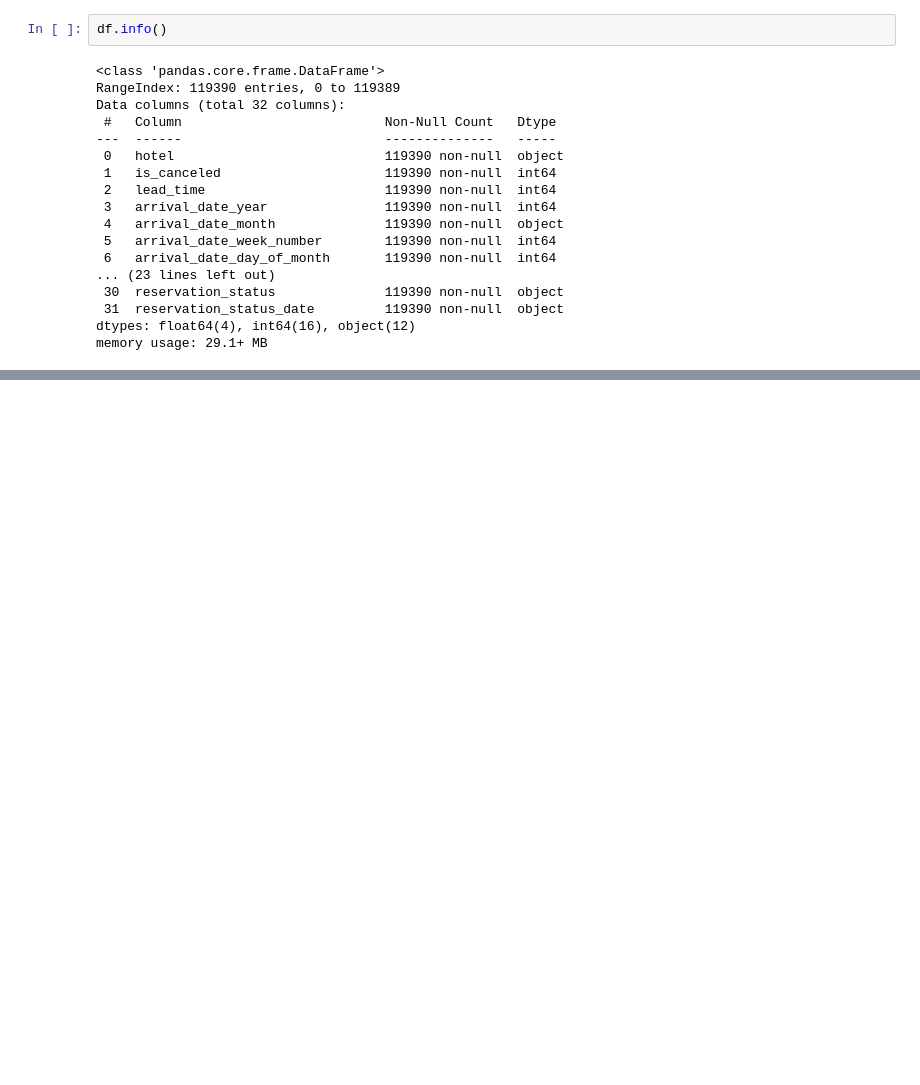
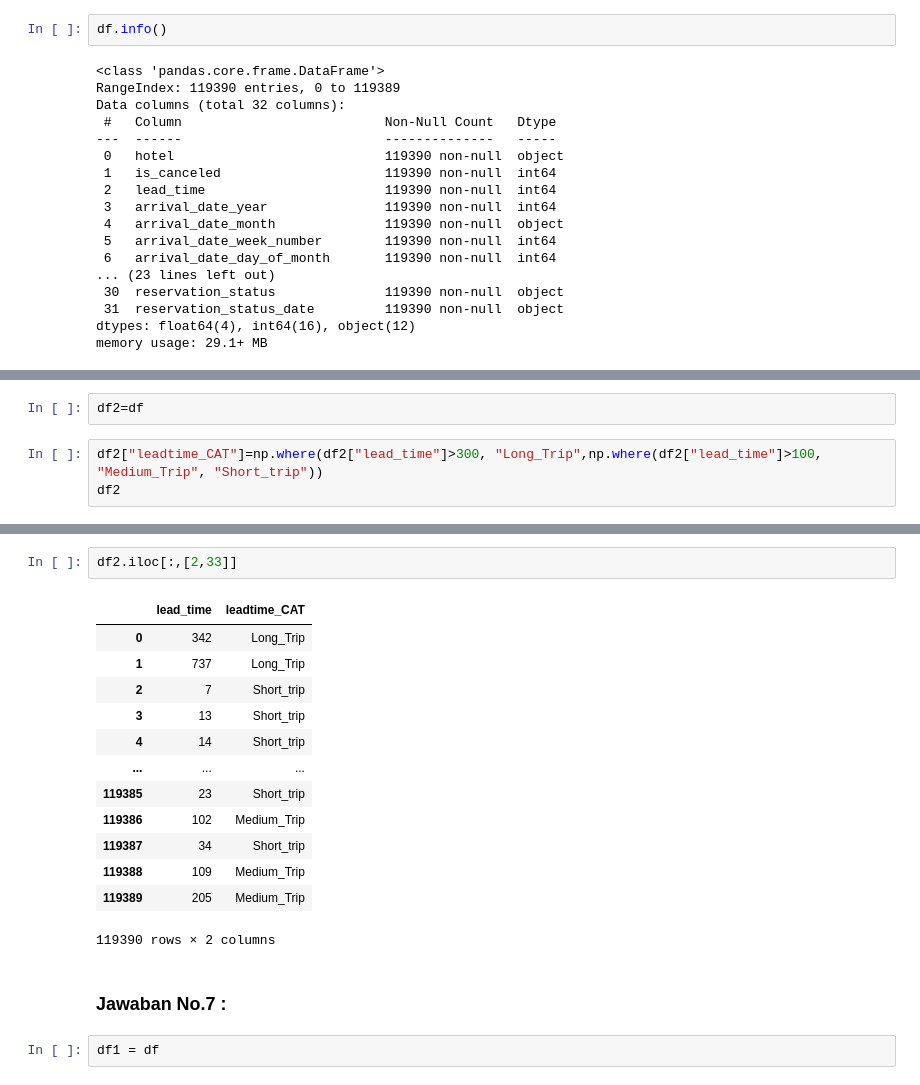
Before and after one commit to arisugiharto/Intermediate_python_batch16, a Jupyter notebook: final_project/Final_Project - R. Ari Sugiharto.ipynb, the cells around one changed output, grey strips where cells are left out. Cells and saved outputs as stored; diff of their text form; blank space fills up the shorter version.

```diff
--- a/final_project/Final_Project - R. Ari Sugiharto.ipynb
+++ b/final_project/Final_Project - R. Ari Sugiharto.ipynb
@@ -91,0 +155,5 @@ memory usage: 29.1+ MB
+# %%
+df2=df
+# %%
+df2["leadtime_CAT"]=np.where(df2["lead_time"]>300, "Long_Trip",np.where(df2["lead_time"]>100, "Medium_Trip", "Short_trip"))
+df2
@@ -91,0 +194,20 @@ memory usage: 29.1+ MB
+# %%
+df2.iloc[:,[2,33]]
+# %% [output]
+|  | lead_time | leadtime_CAT |
+| 0 | 342 | Long_Trip |
+| 1 | 737 | Long_Trip |
+| 2 | 7 | Short_trip |
+| 3 | 13 | Short_trip |
+| 4 | 14 | Short_trip |
+| ... | ... | ... |
+| 119385 | 23 | Short_trip |
+| 119386 | 102 | Medium_Trip |
+| 119387 | 34 | Short_trip |
+| 119388 | 109 | Medium_Trip |
+| 119389 | 205 | Medium_Trip |
+119390 rows × 2 columns
+# %% [markdown]
+### Jawaban No.7 :
+# %%
+df1 = df
```
Also changed, not shown: parts of 13 cells of this notebook, 8 other files.
